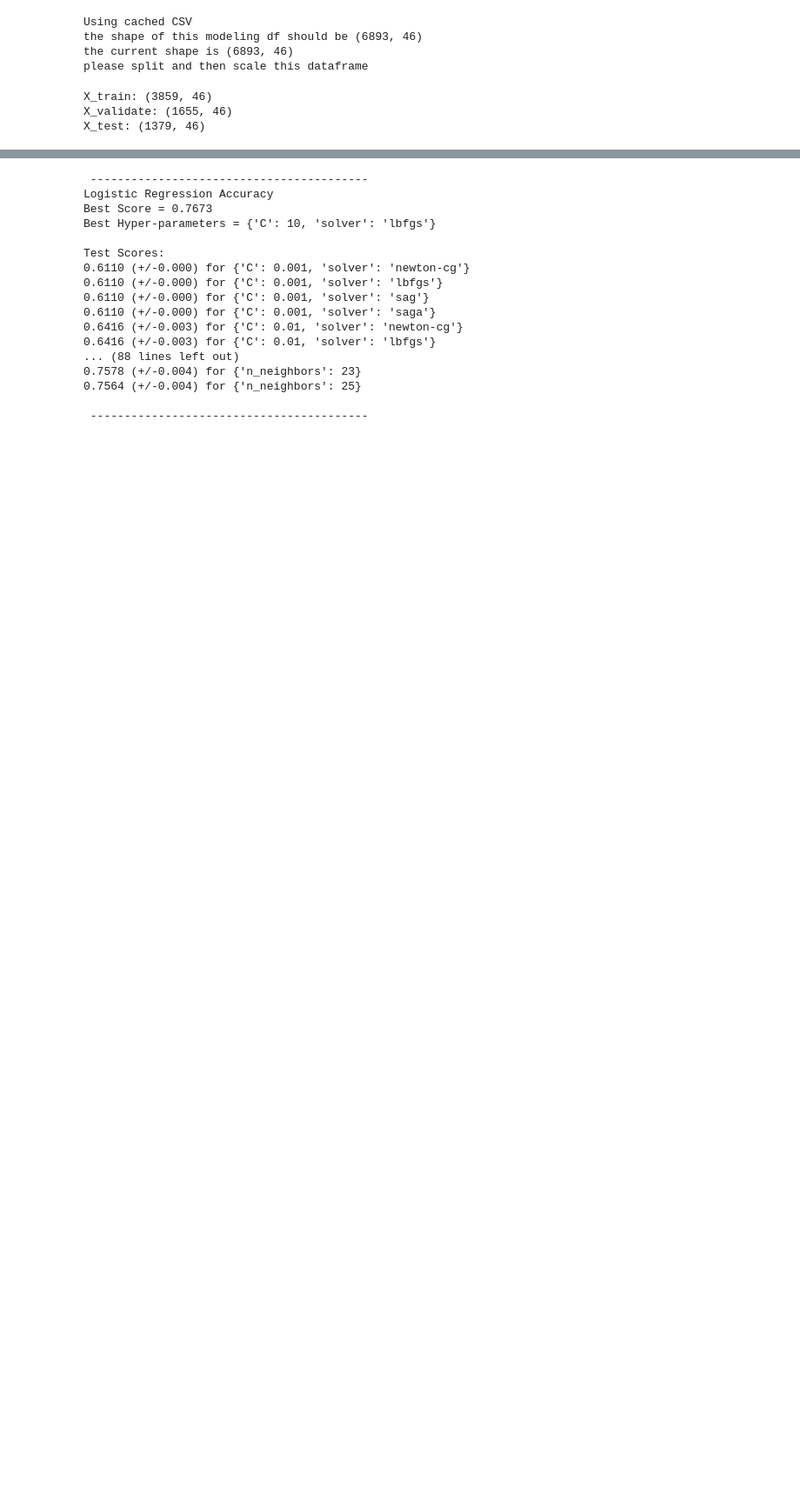
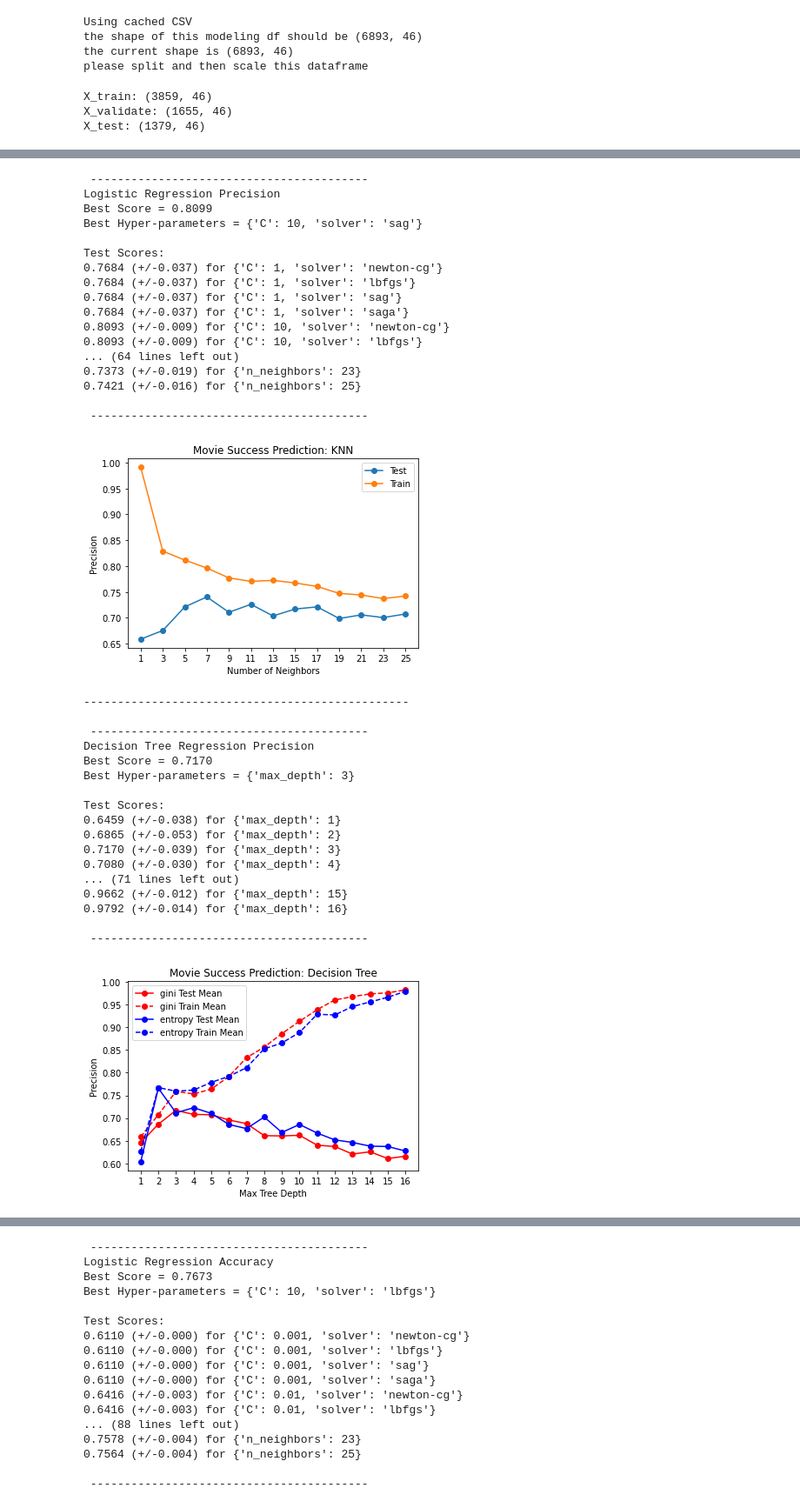
Before and after one commit to Movie-Success-Capstone/Movie-Capstone, a Jupyter notebook: nick_modeling.ipynb, the cells around one changed output, grey strips where cells are left out. Shown at 87% size. Saved outputs shown, nothing was run; the diff lists cells and outputs as text; code cells hidden in the pictures; blank space fills up the shorter version.

```diff
--- a/nick_modeling.ipynb
+++ b/nick_modeling.ipynb
@@ -76,0 +163,39 @@ X_test = X_test.loc[:,sfs_features]
+# %%
+mod.precision_models(X_validate_p1, y_validate)
+# %% [output]
+ -----------------------------------------
+Logistic Regression Precision
+Best Score = 0.8099
+Best Hyper-parameters = {'C': 10, 'solver': 'sag'}
+
+Test Scores:
+0.7684 (+/-0.037) for {'C': 1, 'solver': 'newton-cg'}
+0.7684 (+/-0.037) for {'C': 1, 'solver': 'lbfgs'}
+0.7684 (+/-0.037) for {'C': 1, 'solver': 'sag'}
+0.7684 (+/-0.037) for {'C': 1, 'solver': 'saga'}
+0.8093 (+/-0.009) for {'C': 10, 'solver': 'newton-cg'}
+0.8093 (+/-0.009) for {'C': 10, 'solver': 'lbfgs'}
+... (64 lines left out)
+0.7373 (+/-0.019) for {'n_neighbors': 23}
+0.7421 (+/-0.016) for {'n_neighbors': 25}
+
+ -----------------------------------------
+[figure, added]
+------------------------------------------------
+
+ -----------------------------------------
+Decision Tree Regression Precision
+Best Score = 0.7170
+Best Hyper-parameters = {'max_depth': 3}
+
+Test Scores:
+0.6459 (+/-0.038) for {'max_depth': 1}
+0.6865 (+/-0.053) for {'max_depth': 2}
+0.7170 (+/-0.039) for {'max_depth': 3}
+0.7080 (+/-0.030) for {'max_depth': 4}
+... (71 lines left out)
+0.9662 (+/-0.012) for {'max_depth': 15}
+0.9792 (+/-0.014) for {'max_depth': 16}
+
+ -----------------------------------------
+[figure, added]
```
Also changed, not shown: parts of 23 cells of this notebook.
